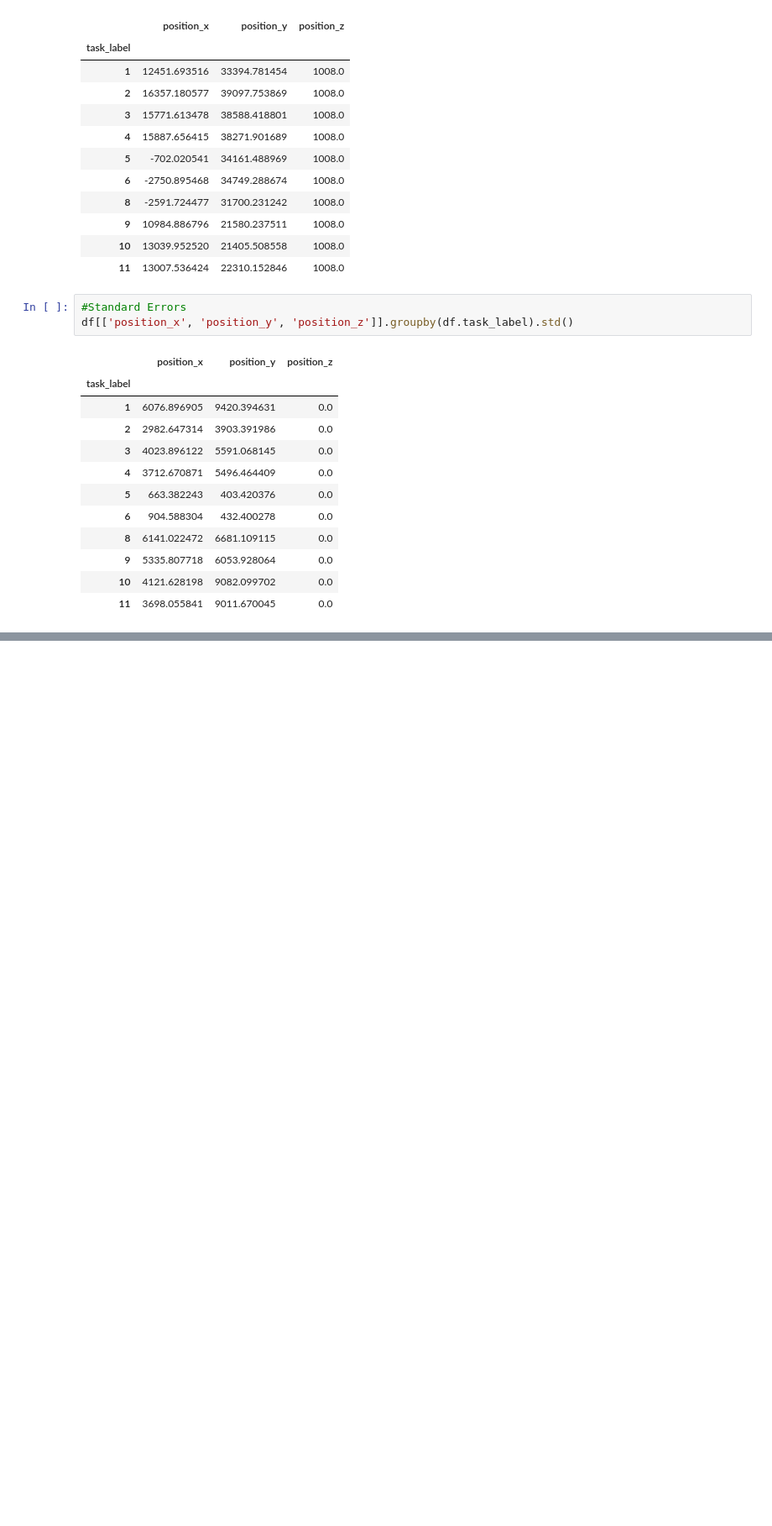
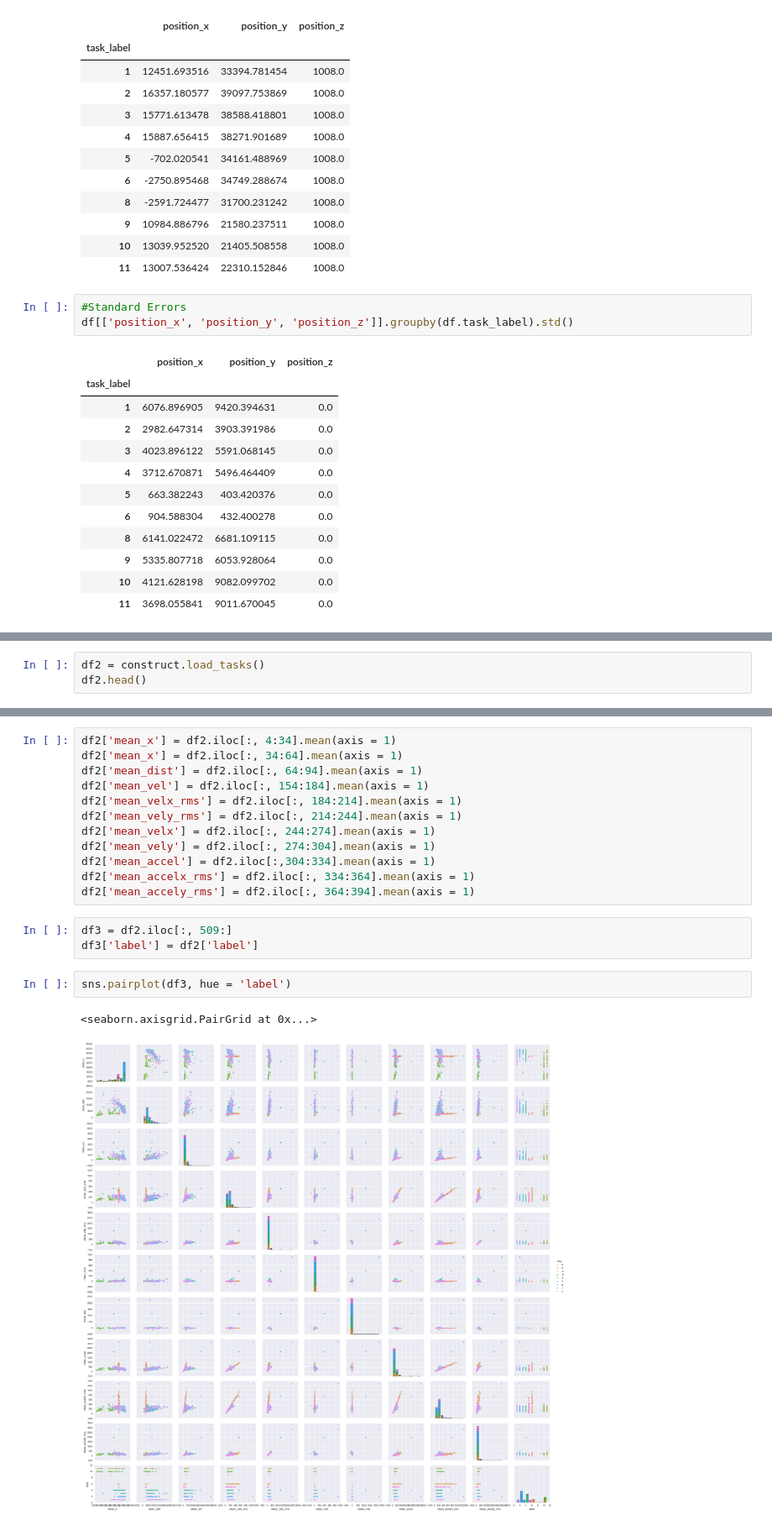
Before and after one commit to baxen/taskcode, a Jupyter notebook: explore.ipynb, the cells around one changed output, grey strips where cells are left out. Shown at 84% size. Saved outputs shown, nothing was run; the diff lists cells and outputs as text; blank space fills up the shorter version.

Commit message:
Added pairplots for different positional params

```diff
--- a/explore.ipynb
+++ b/explore.ipynb
@@ -185,0 +191,3 @@ df[['position_x', 'position_y', 'position_z']].groupby(df.task_label).std()
+# %%
+df2 = construct.load_tasks()
+df2.head()
@@ -185,0 +219,20 @@ df[['position_x', 'position_y', 'position_z']].groupby(df.task_label).std()
+# %%
+df2['mean_x'] = df2.iloc[:, 4:34].mean(axis = 1)
+df2['mean_x'] = df2.iloc[:, 34:64].mean(axis = 1)
+df2['mean_dist'] = df2.iloc[:, 64:94].mean(axis = 1)
+df2['mean_vel'] = df2.iloc[:, 154:184].mean(axis = 1)
+df2['mean_velx_rms'] = df2.iloc[:, 184:214].mean(axis = 1)
+df2['mean_vely_rms'] = df2.iloc[:, 214:244].mean(axis = 1)
+df2['mean_velx'] = df2.iloc[:, 244:274].mean(axis = 1)
+df2['mean_vely'] = df2.iloc[:, 274:304].mean(axis = 1)
+df2['mean_accel'] = df2.iloc[:,304:334].mean(axis = 1)
+df2['mean_accelx_rms'] = df2.iloc[:, 334:364].mean(axis = 1)
+df2['mean_accely_rms'] = df2.iloc[:, 364:394].mean(axis = 1)
+# %%
+df3 = df2.iloc[:, 509:]
+df3['label'] = df2['label']
+# %%
+sns.pairplot(df3, hue = 'label')
+# %% [output]
+<seaborn.axisgrid.PairGrid at 0x...>
+[figure, added]
```
Also changed, not shown: parts of 5 cells of this notebook.
